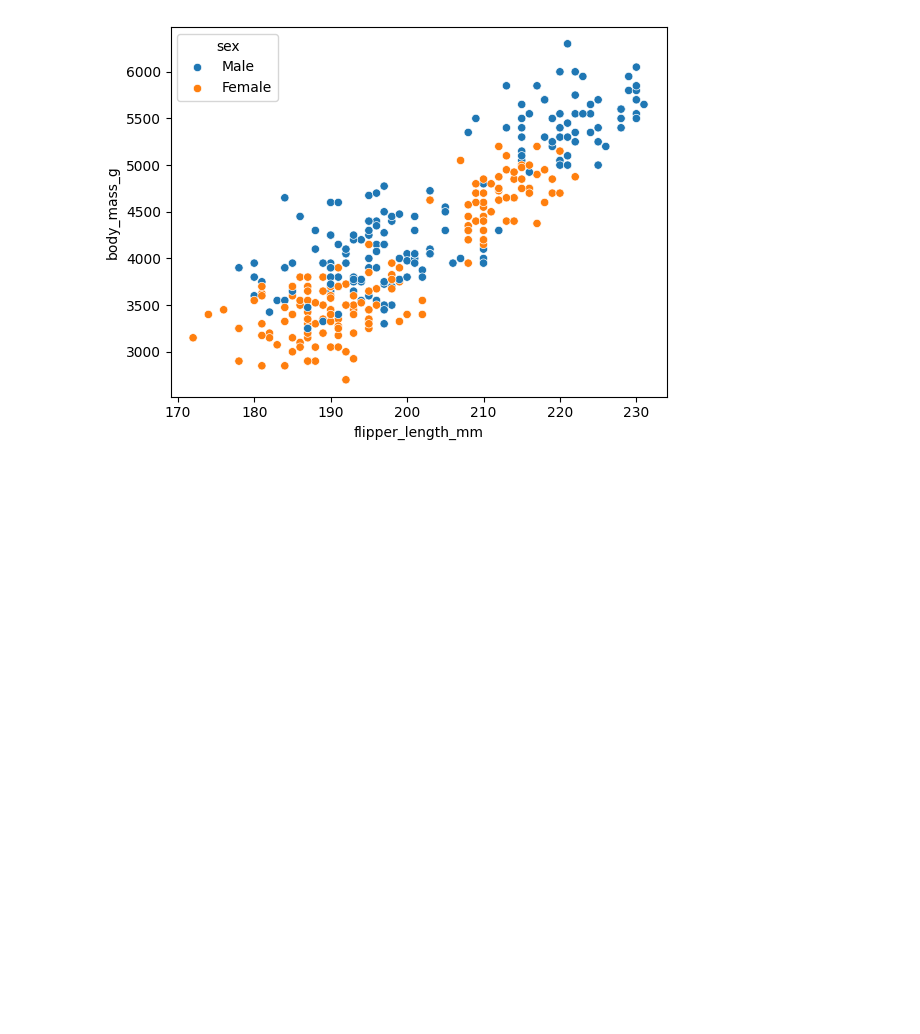
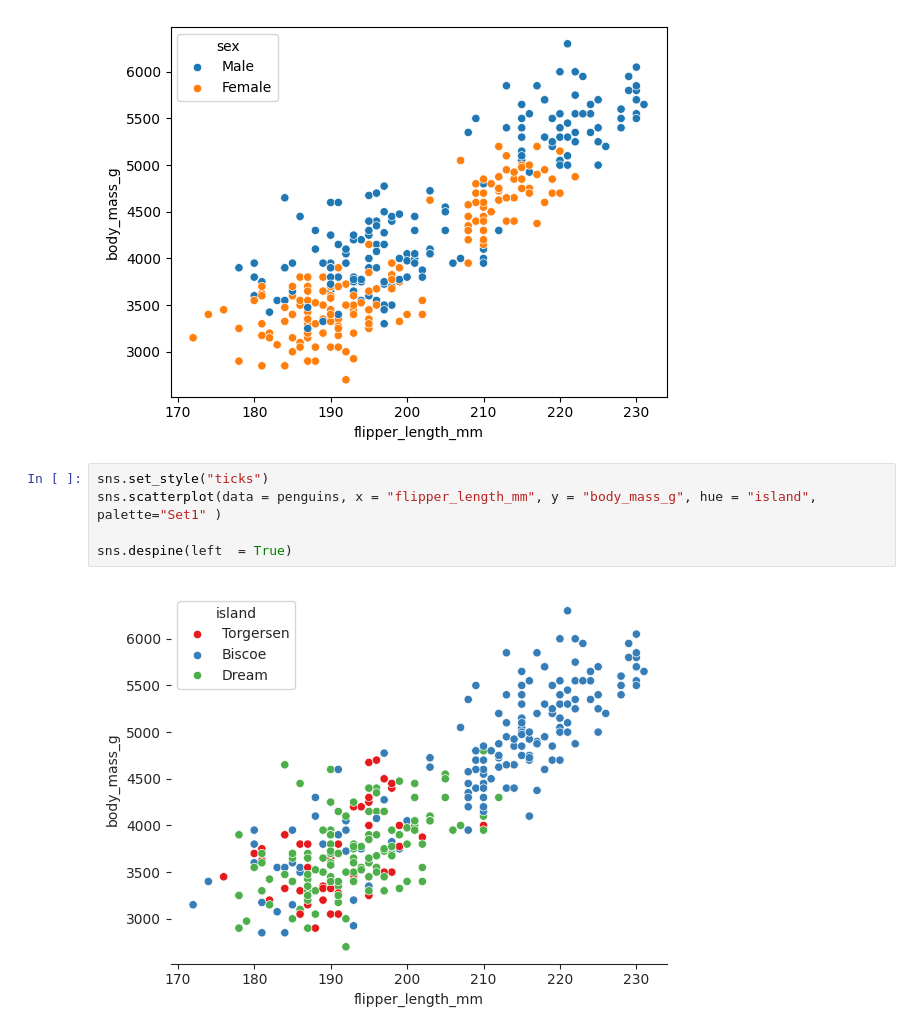
Before and after one commit to hcsarker/Python, a Jupyter notebook: lybraries/Seaborn.ipynb, the cells around one changed output. Cells and saved outputs as stored; diff of their text form; blank space fills up the shorter version.

```diff
--- a/lybraries/Seaborn.ipynb
+++ b/lybraries/Seaborn.ipynb
@@ -57,3 +59,10 @@ sns.scatterplot(data = penguins, x = "flipper_length_mm", y = "body_mass_g", hue
 # %% [output]
 <Axes: xlabel='flipper_length_mm', ylabel='body_mass_g'>
 [figure]
+# %%
+sns.set_style("ticks")
+sns.scatterplot(data = penguins, x = "flipper_length_mm", y = "body_mass_g", hue = "island", palette="Set1" )
+
+sns.despine(left  = True)
+# %% [output]
+[figure, added]
```
Also changed, not shown: parts of 21 cells of this notebook, 1 other file.
